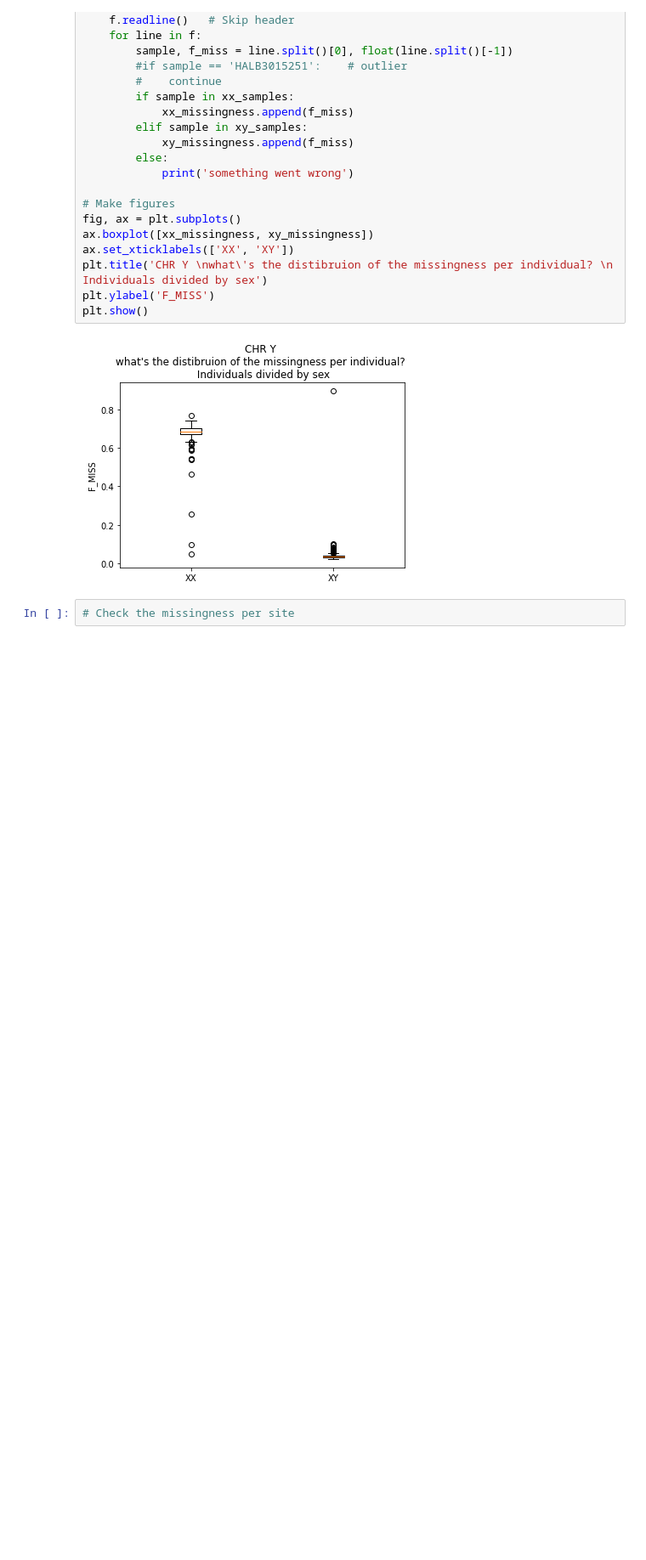
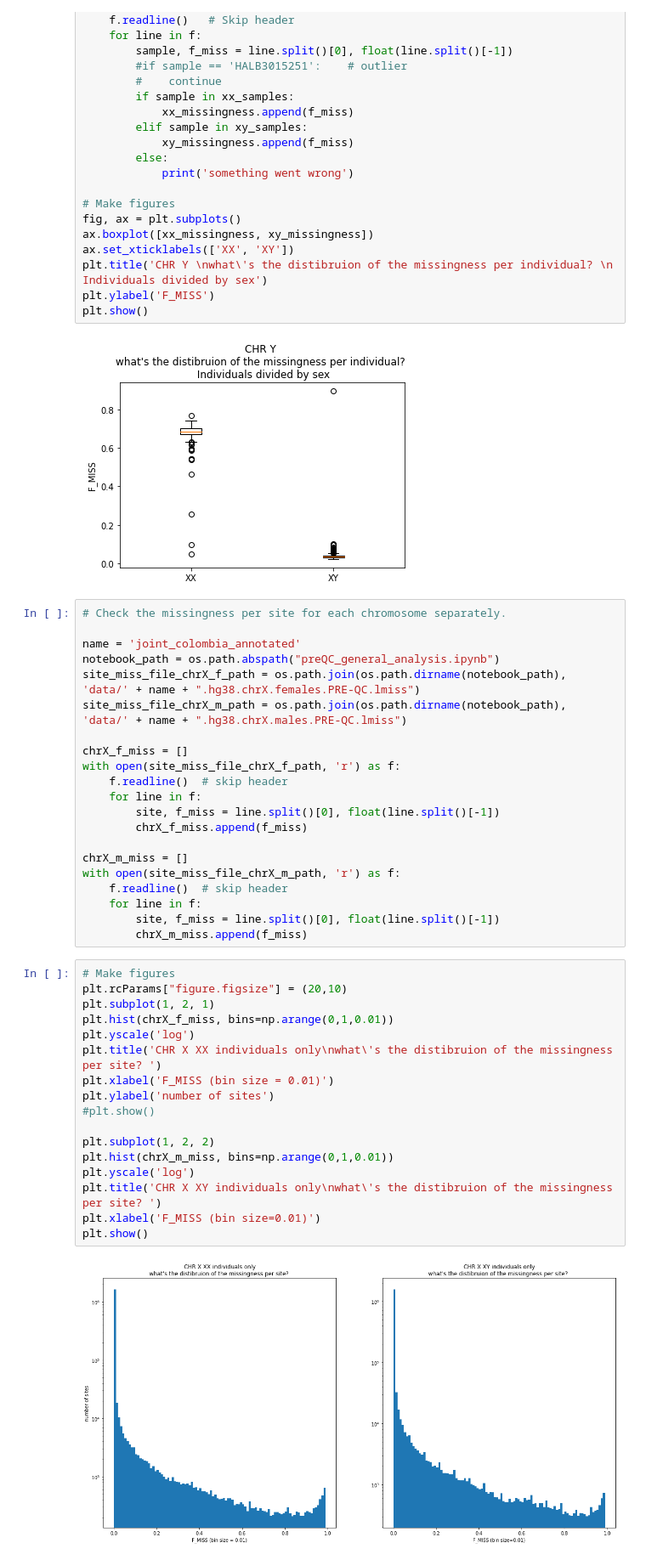
Before and after one commit to acostauribe/QC_TANGL-hg38, a Jupyter notebook: preQC_general_analysis.ipynb, the cells around one changed output. Shown at 85% size. Saved outputs shown, nothing was run; the diff lists cells and outputs as text; blank space fills up the shorter version.

Commit message:
added missingness per site histograms for sex chromosomes

```diff
--- a/preQC_general_analysis.ipynb
+++ b/preQC_general_analysis.ipynb
@@ -780,5 +784,43 @@ plt.ylabel('F_MISS')
 plt.show()
 # %% [output]
 [figure]
-# %%
-# Check the missingness per site
+# %%
+# Check the missingness per site for each chromosome separately.
+
+name = 'joint_colombia_annotated'
+notebook_path = os.path.abspath("preQC_general_analysis.ipynb")
+site_miss_file_chrX_f_path = os.path.join(os.path.dirname(notebook_path), 'data/' + name + ".hg38.chrX.females.PRE-QC.lmiss")
+site_miss_file_chrX_m_path = os.path.join(os.path.dirname(notebook_path), 'data/' + name + ".hg38.chrX.males.PRE-QC.lmiss")
+
+chrX_f_miss = []
+with open(site_miss_file_chrX_f_path, 'r') as f:
+    f.readline()  # skip header
+    for line in f:
+        site, f_miss = line.split()[0], float(line.split()[-1])
+        chrX_f_miss.append(f_miss)
+
+chrX_m_miss = []
+with open(site_miss_file_chrX_m_path, 'r') as f:
+    f.readline()  # skip header
+    for line in f:
+        site, f_miss = line.split()[0], float(line.split()[-1])
+        chrX_m_miss.append(f_miss)
+# %%
+# Make figures
+plt.rcParams["figure.figsize"] = (20,10)
+plt.subplot(1, 2, 1)
+plt.hist(chrX_f_miss, bins=np.arange(0,1,0.01))
+plt.yscale('log')
+plt.title('CHR X XX individuals only\nwhat\'s the distibruion of the missingness per site? ')
+plt.xlabel('F_MISS (bin size = 0.01)')
+plt.ylabel('number of sites')
+#plt.show()
+
+plt.subplot(1, 2, 2)
+plt.hist(chrX_m_miss, bins=np.arange(0,1,0.01))
+plt.yscale('log')
+plt.title('CHR X XY individuals only\nwhat\'s the distibruion of the missingness per site? ')
+plt.xlabel('F_MISS (bin size=0.01)')
+plt.show()
+# %% [output]
+[figure, added]
```
Also changed, not shown: parts of 3 cells of this notebook.
